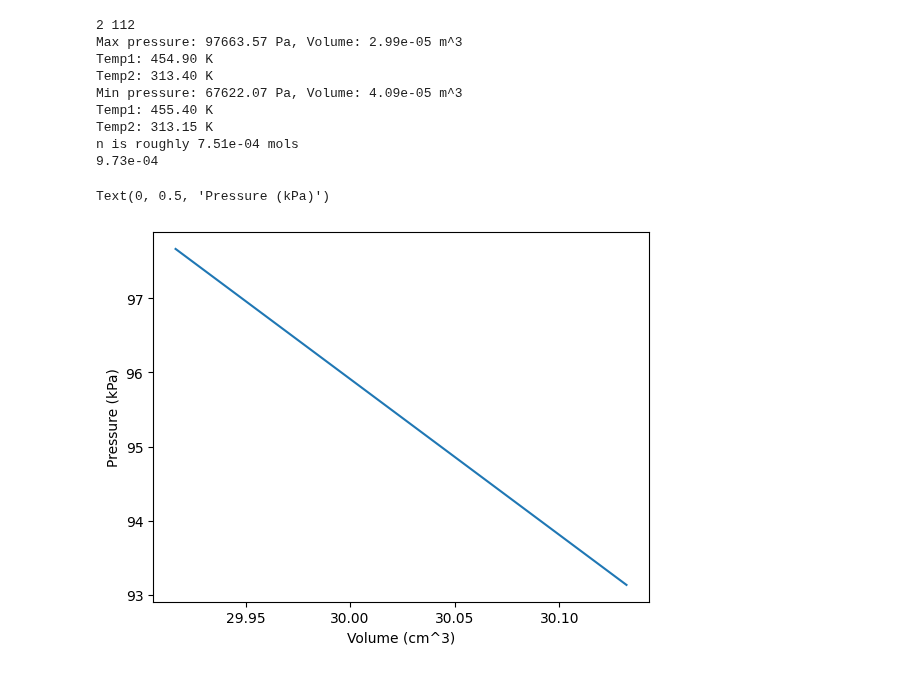
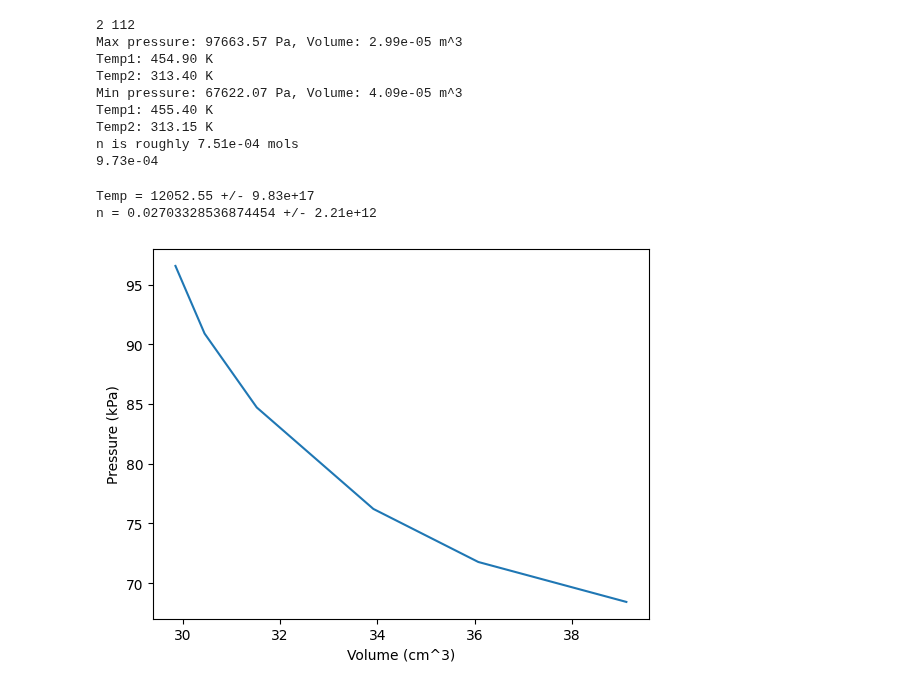
Before and after one commit to maraMaraschino/Adv-Lab, a Jupyter notebook: Stirling Engine/Lab/stirling-engine.ipynb, the cells around one changed output. Saved outputs shown, nothing was run; the diff lists cells and outputs as text; code cells hidden in the pictures.

Commit message:
Working on curve fit function

```diff
--- a/Stirling Engine/Lab/stirling-engine.ipynb
+++ b/Stirling Engine/Lab/stirling-engine.ipynb
@@ -49,10 +49,14 @@ def work(v_i, v_f, p_i, p_f, t_i, t_f):
     print(f"n is roughly {avg_n:.2e} mols")
     return delta_w
 
-def pressure(v, T, n):
+def pressure_function(v, T, n):
     R = 8.314
     pressure = (n * R * T)/v
     return pressure
+
+def find_values(vol_data, press_data, estimates):
+    popt, pcov = curve_fit(pressure_function, vol_data, press_data, p0=estimates)
+    return popt, pcov
 # %%
 R = 8.314
 
@@ -96,13 +100,26 @@ n is roughly 7.51e-04 mols
 9.73e-04
 # %%
 # Finding lower and higher regions to fit curve
-lower_region = df_1[3]
-lower_pressure = lower_region['pressure']
-lower_volume = lower_region['volume']
+lower_region = df_1[9:15]
+lower_pressure = lower_region['pressure'].values
+lower_volume = lower_region['volume'].values
+
+t_est = 454
+n_est = 9.73e-4
+
+popt, pcov = find_values(lower_volume, lower_pressure, [t_est, n_est])
+
+temp, n = popt
+sigma_temp, sigma_n = np.sqrt(np.diag(pcov))
+
+print(f'Temp = {temp:.2f} +/- {sigma_temp:.2e}')
+print(f"n = {n} +/- {sigma_n:.2e}")
 
 plt.plot(lower_volume, lower_pressure)
 plt.xlabel("Volume (cm^3)")
 plt.ylabel("Pressure (kPa)")
+plt.show()
 # %% [output]
-Text(0, 0.5, 'Pressure (kPa)')
+Temp = 12052.55 +/- 9.83e+17
+n = 0.02703328536874454 +/- 2.21e+12
-[figure, old version]
+[figure, new version]
```
